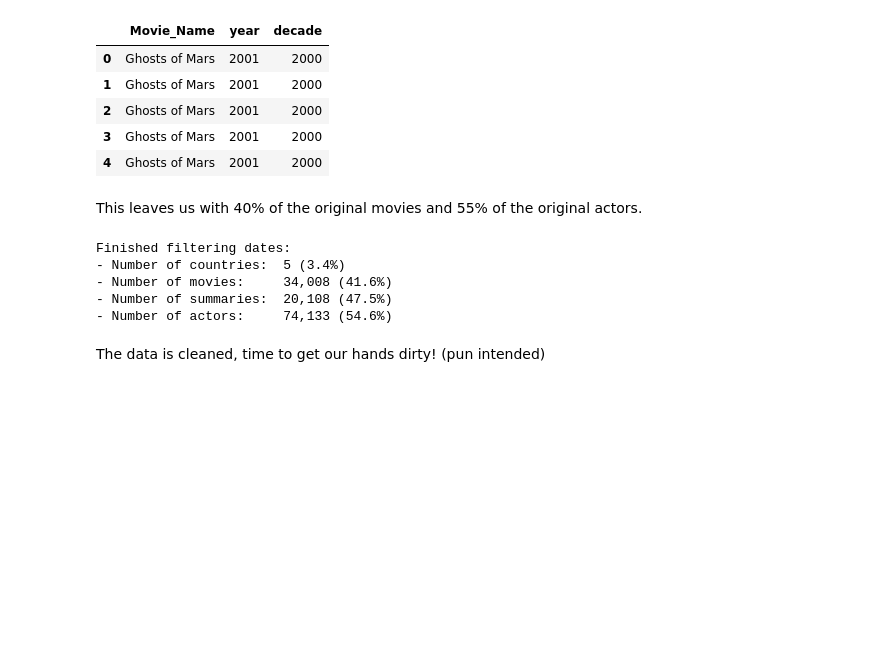
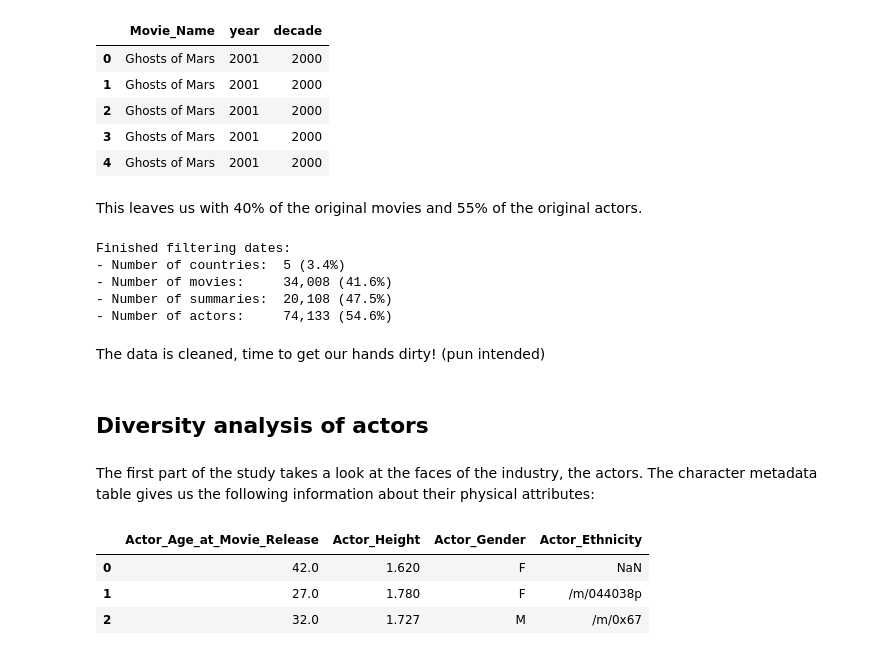
Before and after one commit to epfl-ada/ada-2022-project-robopros, a Jupyter notebook: notebooks/milestone3.ipynb, the cells around one changed output. Cells and saved outputs as stored; diff of their text form; code cells hidden in the pictures; blank space fills up the shorter version.

```diff
--- a/notebooks/milestone3.ipynb
+++ b/notebooks/milestone3.ipynb
@@ -246,3 +246,15 @@ Finished filtering dates:
 - Number of actors:     74,133 (54.6%)
 # %% [markdown]
 The data is cleaned, time to get our hands dirty! (pun intended)
+# %% [markdown]
+## Diversity analysis of actors
+# %% [markdown]
+The first part of the study takes a look at the faces of the industry, the actors.
+The character metadata table gives us the following information about their physical attributes:
+# %%
+characters[['Actor_Age_at_Movie_Release', 'Actor_Height', 'Actor_Gender', 'Actor_Ethnicity']].head(3)
+# %% [output]
+|  | Actor_Age_at_Movie_Release | Actor_Height | Actor_Gender | Actor_Ethnicity |
+| 0 | 42.0 | 1.620 | F | NaN |
+| 1 | 27.0 | 1.780 | F | /m/044038p |
+| 2 | 32.0 | 1.727 | M | /m/0x67 |
```
Also changed, not shown: parts of 24 cells of this notebook, 1 other file.
